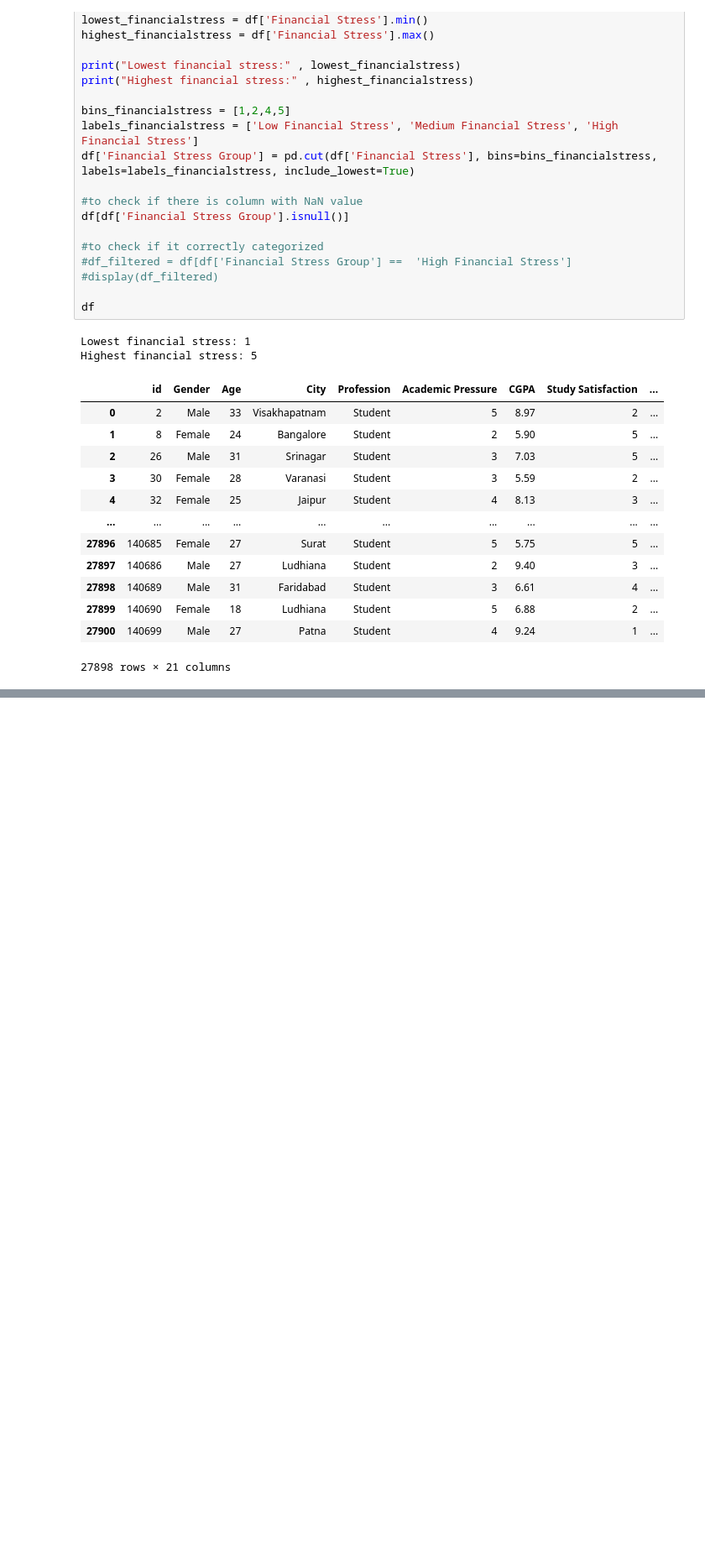
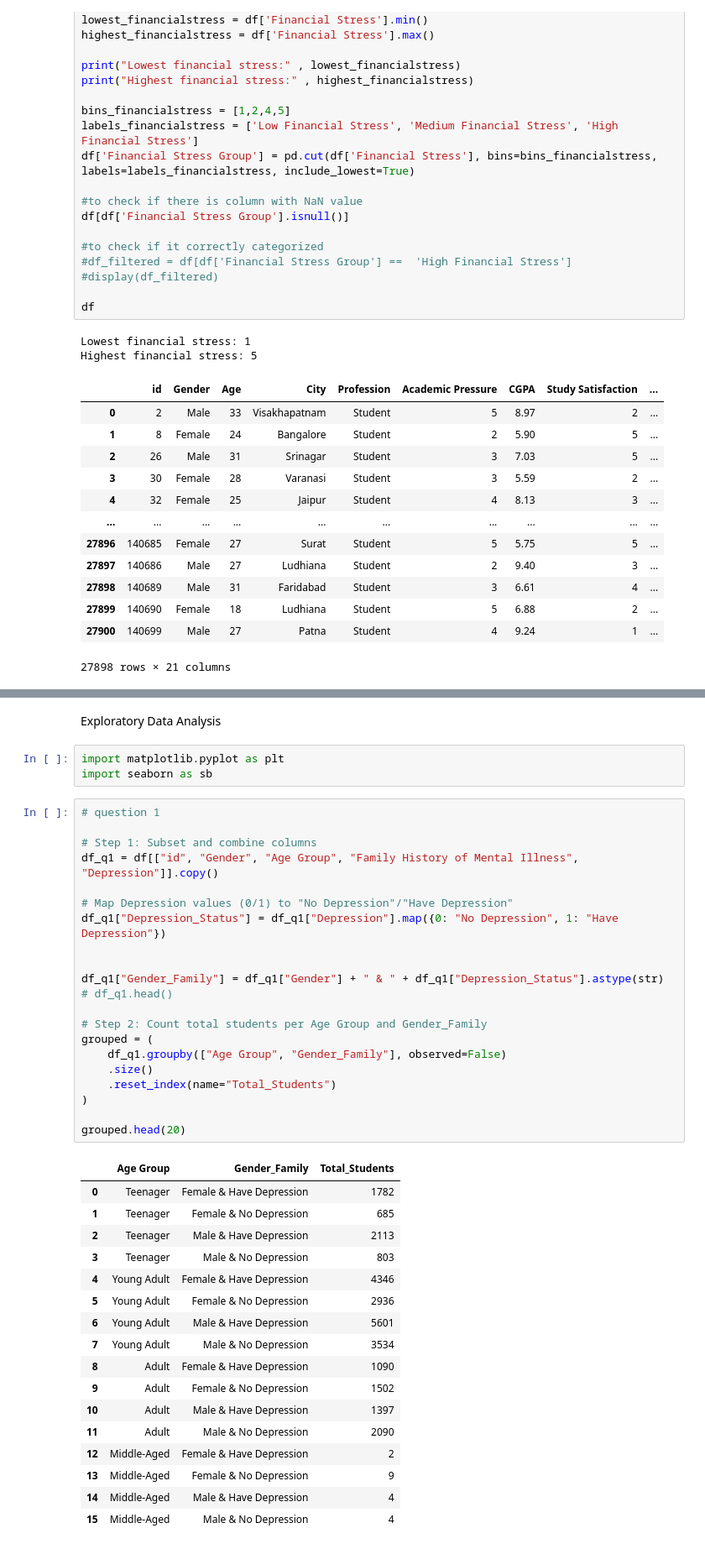
Before and after one commit to dinnifarisya/Student-Depression-Data-Science-Project, a Jupyter notebook: Data Science Project.ipynb, the cells around one changed output, grey strips where cells are left out. Shown at 84% size. Saved outputs shown, nothing was run; the diff lists cells and outputs as text; blank space fills up the shorter version.

```diff
--- a/Data Science Project.ipynb
+++ b/Data Science Project.ipynb
@@ -483,3 +483,47 @@ df
 | 27899 | 140690 | Female | 18 | Ludhiana | Student | 5 | 6.88 | 2 | ... |
 | 27900 | 140699 | Male | 27 | Patna | Student | 4 | 9.24 | 1 | ... |
 27898 rows × 33 columns
+# %% [markdown]
+ Exploratory Data Analysis
+# %%
+import matplotlib.pyplot as plt
+import seaborn as sb
+# %%
+# question 1
+
+# Step 1: Subset and combine columns
+df_q1 = df[["id", "Gender", "Age Group", "Family History of Mental Illness", "Depression"]].copy()
+
+# Map Depression values (0/1) to "No Depression"/"Have Depression"
+df_q1["Depression_Status"] = df_q1["Depression"].map({0: "No Depression", 1: "Have Depression"})
+
+
+df_q1["Gender_Family"] = df_q1["Gender"] + " & " + df_q1["Depression_Status"].astype(str)
+# df_q1.head()
+
+# Step 2: Count total students per Age Group and Gender_Family
+grouped = (
+    df_q1.groupby(["Age Group", "Gender_Family"], observed=False)
+    .size()
+    .reset_index(name="Total_Students")
+)
+
+grouped.head(20)
+# %% [output]
+|  | Age Group | Gender_Family | Total_Students |
+| 0 | Teenager | Female & Have Depression | 1782 |
+| 1 | Teenager | Female & No Depression | 685 |
+| 2 | Teenager | Male & Have Depression | 2113 |
+| 3 | Teenager | Male & No Depression | 803 |
+| 4 | Young Adult | Female & Have Depression | 4346 |
+| 5 | Young Adult | Female & No Depression | 2936 |
+| 6 | Young Adult | Male & Have Depression | 5601 |
+| 7 | Young Adult | Male & No Depression | 3534 |
+| 8 | Adult | Female & Have Depression | 1090 |
+| 9 | Adult | Female & No Depression | 1502 |
+| 10 | Adult | Male & Have Depression | 1397 |
+| 11 | Adult | Male & No Depression | 2090 |
+| 12 | Middle-Aged | Female & Have Depression | 2 |
+| 13 | Middle-Aged | Female & No Depression | 9 |
+| 14 | Middle-Aged | Male & Have Depression | 4 |
+| 15 | Middle-Aged | Male & No Depression | 4 |
```
Also changed, not shown: parts of 9 cells of this notebook.
